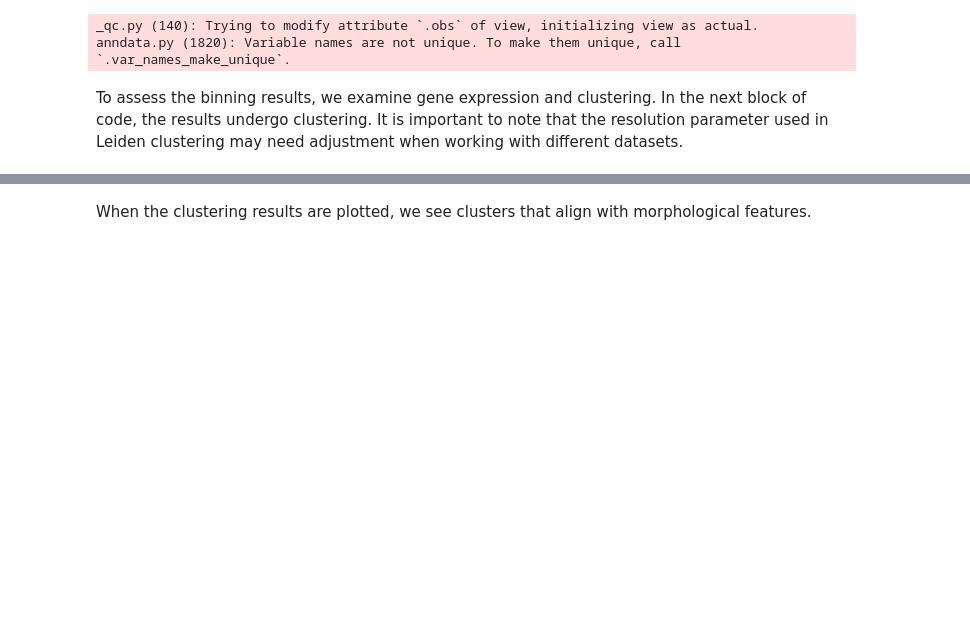
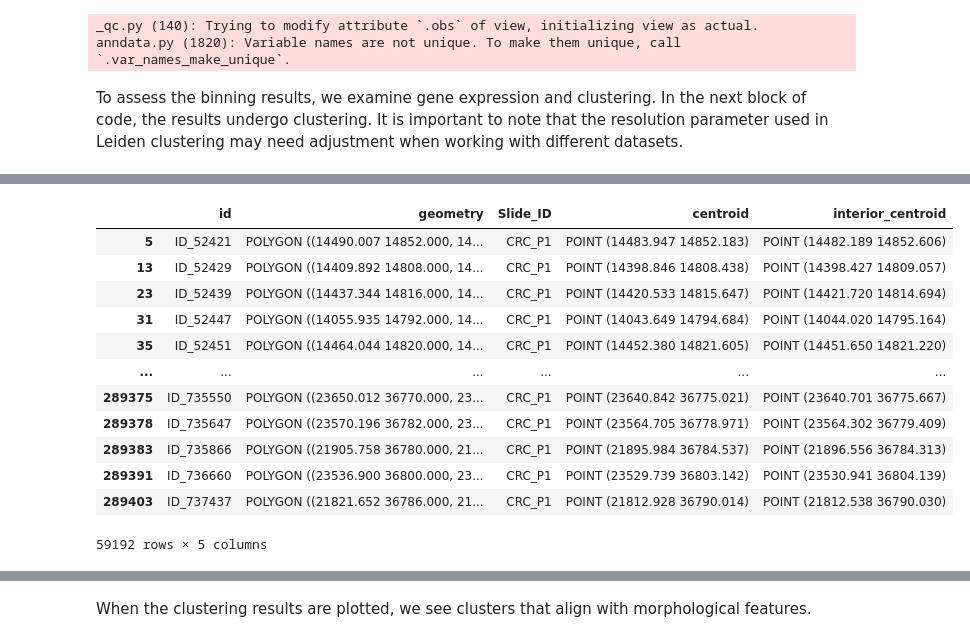
Before and after one commit to CharlieNotChaplin/Genomosaic, a Jupyter notebook: 01_preprocessing/transcriptomics/CustomBinning.ipynb, the cells around one changed output, grey strips where cells are left out. Saved outputs shown, nothing was run; the diff lists cells and outputs as text; code cells hidden in the pictures; blank space fills up the shorter version.

```diff
--- a/01_preprocessing/transcriptomics/CustomBinning.ipynb
+++ b/01_preprocessing/transcriptomics/CustomBinning.ipynb
@@ -526,17 +503,0 @@ We also want to detect spatially variable genes. For this, we use the previously
-# %%
-# test
-geos = gpd.read_parquet(basedir / "combined/01_preprocessing/cell_seg_stardist/002um/custom_binning/nuclei_geometry.parquet")
-count_area_filtered_adata = sc.read_h5ad(basedir / "combined/01_preprocessing/cell_seg_stardist/002um/custom_binning/count_area_filtered_adata.h5ad")
-
-geos = geos[geos["Slide_ID"] == sample]
-count_area_filtered_adata = count_area_filtered_adata[count_area_filtered_adata.obs["Slide_ID"] == sample]
-
-geos_aligned = geos.set_index('id').reindex(count_area_filtered_adata.obs['id'])
-assert geos_aligned['centroid'].isnull().sum() == 0, "Some nucleus IDs didn't match!"
-centroids = geos_aligned['centroid']
-
-del geos, geos_aligned
-gc.collect()
-
-count_area_filtered_adata.obsm['spatial'] = np.column_stack([centroids.x.values, centroids.y.values])
-count_area_filtered_adata.write(dir_custom_binning / "count_area_filtered_adata.h5ad")
@@ -601,0 +504,34 @@ KeyboardInterrupt:
+# %%
+# Create a GeoDataFrame from the desired columns
+nuclei_geometry = gpd.GeoDataFrame(
+    count_area_filtered_adata.obs[["id", "geometry", "Slide_ID"]].copy(),
+    geometry="geometry"
+)
+
+# Preserve the AnnData index (unnamed index)
+nuclei_geometry.index = count_area_filtered_adata.obs.index
+nuclei_geometry.index.name = None  # Keep the index unnamed
+
+# get centroids
+if "centroid" not in nuclei_geometry.columns:
+    nuclei_geometry["centroid"] = nuclei_geometry.geometry.centroid
+
+if "interior_centroid" not in nuclei_geometry.columns:
+    nuclei_geometry["interior_centroid"] = nuclei_geometry.geometry.representative_point()
+
+# Save
+nuclei_geometry.to_parquet(dir_custom_binning / "nuclei_geometry.parquet")
+# %% [output]
+|  | id | geometry | Slide_ID | centroid | interior_centroid |
+| 5 | ID_52421 | POLYGON ((14490.007 14852.000, 14... | CRC_P1 | POINT (14483.947 14852.183) | POINT (14482.189 14852.606) |
+| 13 | ID_52429 | POLYGON ((14409.892 14808.000, 14... | CRC_P1 | POINT (14398.846 14808.438) | POINT (14398.427 14809.057) |
+| 23 | ID_52439 | POLYGON ((14437.344 14816.000, 14... | CRC_P1 | POINT (14420.533 14815.647) | POINT (14421.720 14814.694) |
+| 31 | ID_52447 | POLYGON ((14055.935 14792.000, 14... | CRC_P1 | POINT (14043.649 14794.684) | POINT (14044.020 14795.164) |
+| 35 | ID_52451 | POLYGON ((14464.044 14820.000, 14... | CRC_P1 | POINT (14452.380 14821.605) | POINT (14451.650 14821.220) |
+| ... | ... | ... | ... | ... | ... |
+| 289375 | ID_735550 | POLYGON ((23650.012 36770.000, 23... | CRC_P1 | POINT (23640.842 36775.021) | POINT (23640.701 36775.667) |
+| 289378 | ID_735647 | POLYGON ((23570.196 36782.000, 23... | CRC_P1 | POINT (23564.705 36778.971) | POINT (23564.302 36779.409) |
+| 289383 | ID_735866 | POLYGON ((21905.758 36780.000, 21... | CRC_P1 | POINT (21895.984 36784.537) | POINT (21896.556 36784.313) |
+| 289391 | ID_736660 | POLYGON ((23536.900 36800.000, 23... | CRC_P1 | POINT (23529.739 36803.142) | POINT (23530.941 36804.139) |
+| 289403 | ID_737437 | POLYGON ((21821.652 36786.000, 21... | CRC_P1 | POINT (21812.928 36790.014) | POINT (21812.538 36790.030) |
+59192 rows × 5 columns
```
Also changed, not shown: parts of 28 cells of this notebook.
